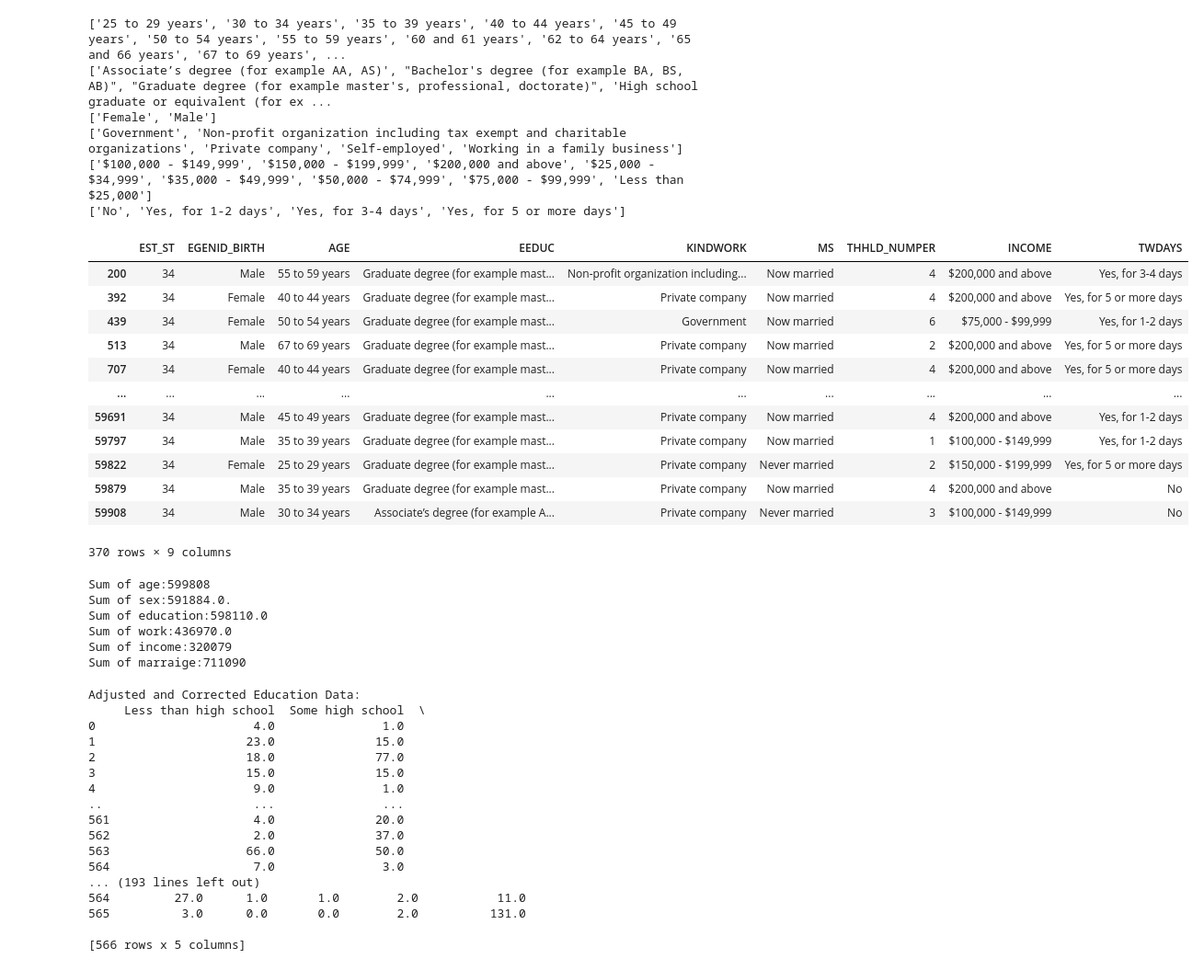
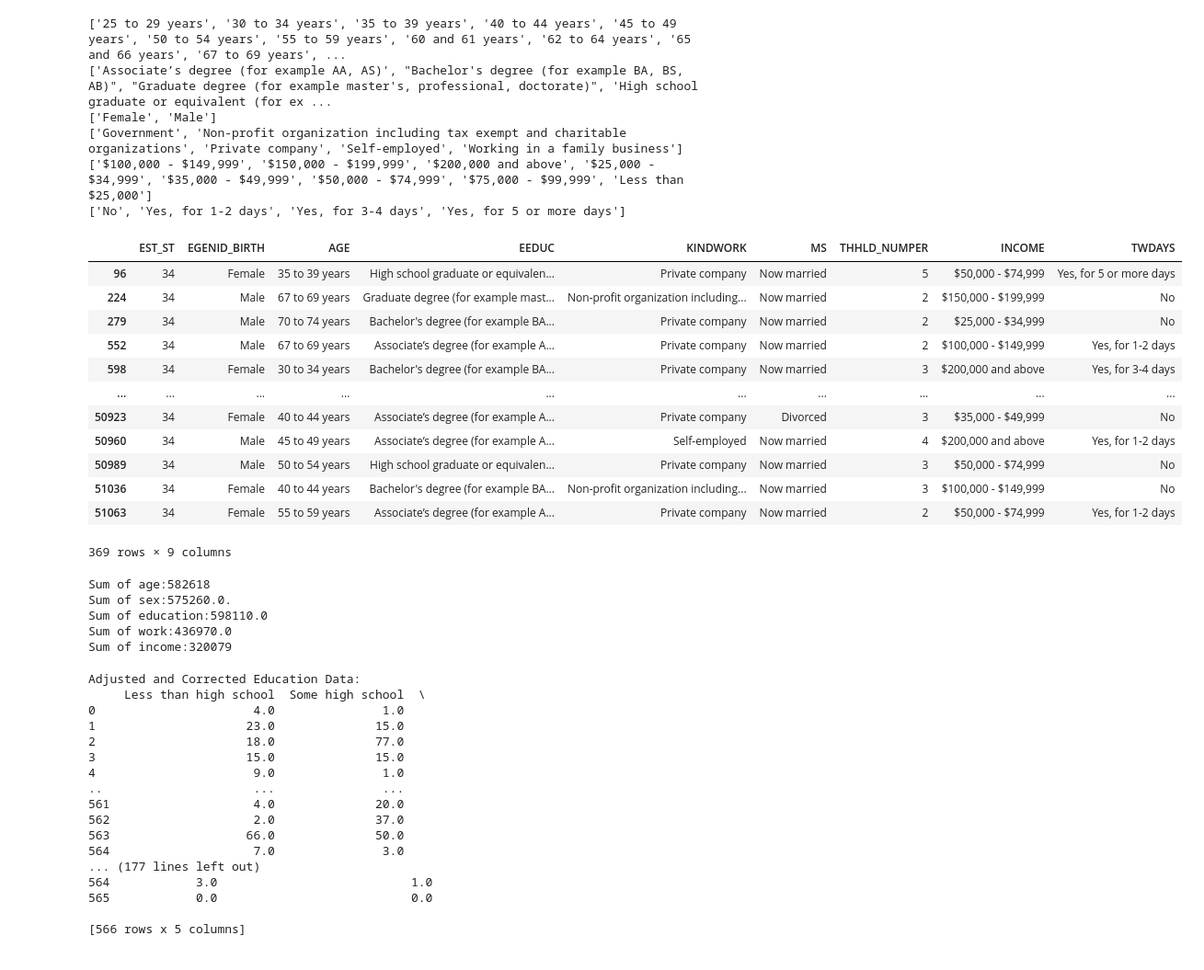
Before and after one commit to arpannookala12/SpatialMicrosimulation_RUCILAB, a Jupyter notebook: ipfpopsynth.ipynb, the cells around one changed output. Shown at 92% size. Saved outputs shown, nothing was run; the diff lists cells and outputs as text; code cells hidden in the pictures.

```diff
--- a/ipfpopsynth.ipynb
+++ b/ipfpopsynth.ipynb
@@ -6,3 +13,6 @@ import numpy as np
+# %%
+# Setting display to view all columns
+pd.set_option('display.max_columns', 40)
 # %%
 # Ignore Warnings
 warnings.filterwarnings("ignore")
@@ -9,8 +23,8 @@ warnings.filterwarnings("ignore")
 # %%
 # Reading Individual Level Data
-ind_data = pd.read_csv("D:\\DOWNLOADS_FOR_D_DRIVE_REAL_TIME\\HPSDATA\\Phase 4.2\\HPS_Phase4-2Cycle08_PUF_CSV(July23-August19)2024\\hps_04_02_08_puf.csv")
+ind_data = pd.read_csv("D:\\DOWNLOADS_FOR_D_DRIVE_REAL_TIME\\HPSDATA\\Phase 4.2\\HPS_Phase4-2Cycle09_PUF_CSV(Aug20-Sep16)2024\\hps_04_02_09_puf.csv")
 
 #Print first few rows
-ind_data.head()
+ind_data
 # %% [output]
 |  | SCRAM | CYCLE | EST_ST | EST_MSA | REGION | HWEIGHT | PWEIGHT | TBIRTH_YEAR | ABIRTH_YEAR | RHISPANIC | ... |
@@ -23,14 +43,19 @@ ind_data.head()
 # %%
-# Filtering dataset based on NY-NJ-PA metropolitan area & New Jersey state
-ind_data = ind_data[(ind_data['EST_MSA'] == 35620) & (ind_data['EST_ST'] == 34)]
-# ind = ind[ind['EST_ST'].isin([34, 36, 42])]
+# Filtering dataset based on MSA and STATE
+MSACODE = None
+STATECODE = 34
+if MSACODE is not None:
+    ind_data = ind_data[(ind_data['EST_MSA'] == MSACODE) & (ind_data['EST_ST'] == STATECODE)]
+else:
+    ind_data = ind_data[(ind_data['EST_ST'] == STATECODE)]
 
 # Calculating age based on the year the survey was conducted in
 ind_data['AGE'] = 2024 - ind_data['TBIRTH_YEAR']
 
 # Filtering dataset based on variables of interest
-variables_of_interest = ["EST_ST", "MS", "RRACE", "TWDAYS", "EEDUC", "KINDWORK", "THHLD_NUMPER", "INCOME", "EGENID_BIRTH", "AGE", "RHISPANIC", "ANYWORK", "TWDAYS_RESP"]
+variables_of_interest = ["EST_ST","EST_MSA", "MS", "RRACE", "TWDAYS", "EEDUC", "KINDWORK", "THHLD_NUMPER", "INCOME", "EGENID_BIRTH", "AGE", "RHISPANIC", "ANYWORK", "TWDAYS_RESP"]
 ind_data = ind_data[variables_of_interest]
 
+# View datframe
 ind_data
 # %% [output]
@@ -114,47 +219,43 @@ ind_data
 # %%
-# Defining breaks and labels based on specific age groups
-brks = [25, 30, 35, 40, 45, 50, 55, 60, 62, 65, 67, 70, 75, 80, 85, float('inf')]
-labs = ["25 to 29 years", "30 to 34 years", "35 to 39 years", "40 to 44 years", "45 to 49 years", "50 to 54 years", "55 to 59 years", "60 and 61 years", "62 to 64 years", "65 and 66 years", "67 to 69 years", "70 to 74 years", "75 to 79 years", "80 to 84 years", "85 years and over"]
-
 # Encoding/ recategorizing constraints
-ind_data['AGE'] = pd.cut(ind_data['AGE'], bins=brks, labels=labs, right=False)
+ind_data['AGE'] = pd.cut(ind_data['AGE'], bins=new_brks, labels=new_labs, right=False)
 ind_data['EGENID_BIRTH'] = ind_data['EGENID_BIRTH'].replace({1: 'Male', 2: 'Female'})
-ind_data['EEDUC'] = ind_data['EEDUC'].replace({1: 'Less than high school', 2: 'Some high school', 3: 'High school graduate or equivalent (for example GED)', 4: 'Some college, but degree not received or is in progress', 5: 'Associate’s degree (for example AA, AS)', 6: "Bachelor's degree (for example BA, BS, AB)", 7: "Graduate degree (for example master's, professional, doctorate)"})
+ind_data['EEDUC'] = ind_data['EEDUC'].replace({1: 'Less than high school', 2:'Some high School',3: 'High school graduate or equivalent (for example GED)', 4: 'Some college, but degree not received or is in progress', 5: 'Associate’s degree (for example AA, AS)', 6: "Bachelor's degree (for example BA, BS, AB)", 7: "Graduate degree (for example master's, professional, doctorate)"})
 ind_data['KINDWORK'] = ind_data['KINDWORK'].replace({1: 'Government', 2: 'Private company', 3: 'Non-profit organization including tax exempt and charitable organizations', 4: 'Self-employed', 5: 'Working in a family business'})
 ind_data['TWDAYS'] = ind_data['TWDAYS'].replace({1: 'Yes, for 1-2 days', 2: 'Yes, for 3-4 days', 3: 'Yes, for 5 or more days', 4: 'No'})
 ind_data['INCOME'] = ind_data['INCOME'].replace({1: 'Less than $25,000', 2: '$25,000 - $34,999', 3: '$35,000 - $49,999', 4: '$50,000 - $74,999', 5: '$75,000 - $99,999', 6: '$100,000 - $149,999', 7: '$150,000 - $199,999', 8: '$200,000 and above'})
 ind_data['MS'] = ind_data['MS'].replace({1: 'Now married', 2: 'Widowed', 3: 'Divorced', 4: 'Separated', 5: 'Never married'})
 
 # Creating subsets of the data
-ind_data_full = ind_data[["EGENID_BIRTH", "AGE", "EEDUC", "KINDWORK", "INCOME", "MS", "THHLD_NUMPER", "TWDAYS"]]
+ind_full = ind_data[["EGENID_BIRTH", "AGE", "EEDUC", "KINDWORK", "INCOME", "MS", "THHLD_NUMPER", "TWDAYS"]]
 ind_data = ind_data[["EST_ST", "EGENID_BIRTH", "AGE", "EEDUC", "KINDWORK", "MS", "THHLD_NUMPER", "INCOME", "TWDAYS"]]
 
 # Checking for unique occurrences for chosen constraints after recategorizing
 print(sorted(ind_data['AGE'].unique()))
 print(sorted(ind_data['EEDUC'].unique()))
 print(sorted(ind_data['EGENID_BIRTH'].unique()))
 print(sorted(ind_data['KINDWORK'].unique()))
 print(sorted(ind_data['INCOME'].unique()))
 print(sorted(ind_data['TWDAYS'].unique()))
 
 ind_data
 # %% [output]
 ['25 to 29 years', '30 to 34 years', '35 to 39 years', '40 to 44 years', '45 to 49 years', '50 to 54 years', '55 to 59 years', '60 and 61 years', '62 to 64 years', '65 and 66 years', '67 to 69 years', ...
 ['Associate’s degree (for example AA, AS)', "Bachelor's degree (for example BA, BS, AB)", "Graduate degree (for example master's, professional, doctorate)", 'High school graduate or equivalent (for ex ...
 ['Female', 'Male']
 ['Government', 'Non-profit organization including tax exempt and charitable organizations', 'Private company', 'Self-employed', 'Working in a family business']
 ['$100,000 - $149,999', '$150,000 - $199,999', '$200,000 and above', '$25,000 - $34,999', '$35,000 - $49,999', '$50,000 - $74,999', '$75,000 - $99,999', 'Less than $25,000']
 ['No', 'Yes, for 1-2 days', 'Yes, for 3-4 days', 'Yes, for 5 or more days']
 |  | EST_ST | EGENID_BIRTH | AGE | EEDUC | KINDWORK | MS | THHLD_NUMPER | INCOME | TWDAYS |
-| 200 | 34 | Male | 55 to 59 years | Graduate degree (for example mast... | Non-profit organization including... | Now married | 4 | $200,000 and above | Yes, for 3-4 days |
-| 392 | 34 | Female | 40 to 44 years | Graduate degree (for example mast... | Private company | Now married | 4 | $200,000 and above | Yes, for 5 or more days |
-| 439 | 34 | Female | 50 to 54 years | Graduate degree (for example mast... | Government | Now married | 6 | $75,000 - $99,999 | Yes, for 1-2 days |
-| 513 | 34 | Male | 67 to 69 years | Graduate degree (for example mast... | Private company | Now married | 2 | $200,000 and above | Yes, for 5 or more days |
-| 707 | 34 | Female | 40 to 44 years | Graduate degree (for example mast... | Private company | Now married | 4 | $200,000 and above | Yes, for 5 or more days |
+| 96 | 34 | Female | 35 to 39 years | High school graduate or equivalen... | Private company | Now married | 5 | $50,000 - $74,999 | Yes, for 5 or more days |
+| 224 | 34 | Male | 67 to 69 years | Graduate degree (for example mast... | Non-profit organization including... | Now married | 2 | $150,000 - $199,999 | No |
+| 279 | 34 | Male | 70 to 74 years | Bachelor's degree (for example BA... | Private company | Now married | 2 | $25,000 - $34,999 | No |
+| 552 | 34 | Male | 67 to 69 years | Associate’s degree (for example A... | Private company | Now married | 2 | $100,000 - $149,999 | Yes, for 1-2 days |
+| 598 | 34 | Female | 30 to 34 years | Bachelor's degree (for example BA... | Private company | Now married | 3 | $200,000 and above | Yes, for 3-4 days |
 | ... | ... | ... | ... | ... | ... | ... | ... | ... | ... |
-| 59691 | 34 | Male | 45 to 49 years | Graduate degree (for example mast... | Private company | Now married | 4 | $200,000 and above | Yes, for 1-2 days |
-| 59797 | 34 | Male | 35 to 39 years | Graduate degree (for example mast... | Private company | Now married | 1 | $100,000 - $149,999 | Yes, for 1-2 days |
-| 59822 | 34 | Female | 25 to 29 years | Graduate degree (for example mast... | Private company | Never married | 2 | $150,000 - $199,999 | Yes, for 5 or more days |
-| 59879 | 34 | Male | 35 to 39 years | Graduate degree (for example mast... | Private company | Now married | 4 | $200,000 and above | No |
-| 59908 | 34 | Male | 30 to 34 years | Associate’s degree (for example A... | Private company | Never married | 3 | $100,000 - $149,999 | No |
+| 50923 | 34 | Female | 40 to 44 years | Associate’s degree (for example A... | Private company | Divorced | 3 | $35,000 - $49,999 | No |
+| 50960 | 34 | Male | 45 to 49 years | Associate’s degree (for example A... | Self-employed | Now married | 4 | $200,000 and above | Yes, for 1-2 days |
+| 50989 | 34 | Male | 50 to 54 years | High school graduate or equivalen... | Private company | Now married | 3 | $50,000 - $74,999 | No |
+| 51036 | 34 | Female | 40 to 44 years | Bachelor's degree (for example BA... | Non-profit organization including... | Now married | 3 | $100,000 - $149,999 | No |
+| 51063 | 34 | Female | 55 to 59 years | Associate’s degree (for example A... | Private company | Now married | 2 | $50,000 - $74,999 | Yes, for 1-2 days |
-370 rows × 9 columns
+369 rows × 9 columns
@@ -166,25 +269,23 @@ con_work = pd.read_csv("con_work.csv")
 con_income = pd.read_csv("con_income.csv")
 con_marraige = pd.read_csv("con_marraige.csv")
 # %%
+# Checking the Total sums of each constraint
 sum_con_age = con_age.sum(numeric_only=True).sum()
 sum_con_sex = con_sex.sum(numeric_only=True).sum()
 sum_con_edu = con_edu.sum(numeric_only=True).sum()
 sum_con_work = con_work.sum(numeric_only=True).sum()
 sum_con_income = con_income.sum(numeric_only=True).sum()
-sum_con_marraige = con_marraige.sum(numeric_only=True).sum()
 print("Sum of age:{}".format(sum_con_age))
 print("Sum of sex:{}.".format(sum_con_sex))
 print("Sum of education:{}".format(sum_con_edu))
 print("Sum of work:{}".format(sum_con_work))
 print("Sum of income:{}".format(sum_con_income))
-print("Sum of marraige:{}".format(sum_con_marraige))
 # %% [output]
-Sum of age:599808
-Sum of sex:591884.0.
+Sum of age:582618
+Sum of sex:575260.0.
 Sum of education:598110.0
 Sum of work:436970.0
 Sum of income:320079
-Sum of marraige:711090
 # %%
 # Compute total work counts for each row
 total_income_counts = con_income.sum(axis=1)
@@ -230,7 +331,6 @@ results_edu = adjust_and_correct(con_edu, total_income_counts)
 results_age = adjust_and_correct(con_age, total_income_counts)
 results_sex = adjust_and_correct(con_sex, total_income_counts)
 results_work = adjust_and_correct(con_work, total_income_counts)
-results_marraige = adjust_and_correct(con_marraige,total_income_counts)
 
 # Output the results to check
 print("Adjusted and Corrected Education Data:")
@@ -241,8 +341,6 @@ print("\nAdjusted and Corrected Sex Data:")
 print(results_sex['rounded_values'])
 print("\nAdjusted and Corrected Work Data:")
 print(results_work['rounded_values'])
-print("\nAdjusted and Corrected Marraige Data:")
-print(results_marraige['rounded_values'])
 # %% [output]
 Adjusted and Corrected Education Data:
      Less than high school  Some high school  \
@@ -256,9 +354,9 @@ Adjusted and Corrected Education Data:
 562                    2.0              37.0
 563                   66.0              50.0
 564                    7.0               3.0
-... (193 lines left out)
-564         27.0      1.0       1.0        2.0           11.0
-565          3.0      0.0       0.0        2.0          131.0
+... (177 lines left out)
+564            3.0                           1.0
+565            0.0                           0.0
 
 [566 rows x 5 columns]
 # %%
```
Also changed, not shown: parts of 79 cells of this notebook, 9 other files.
